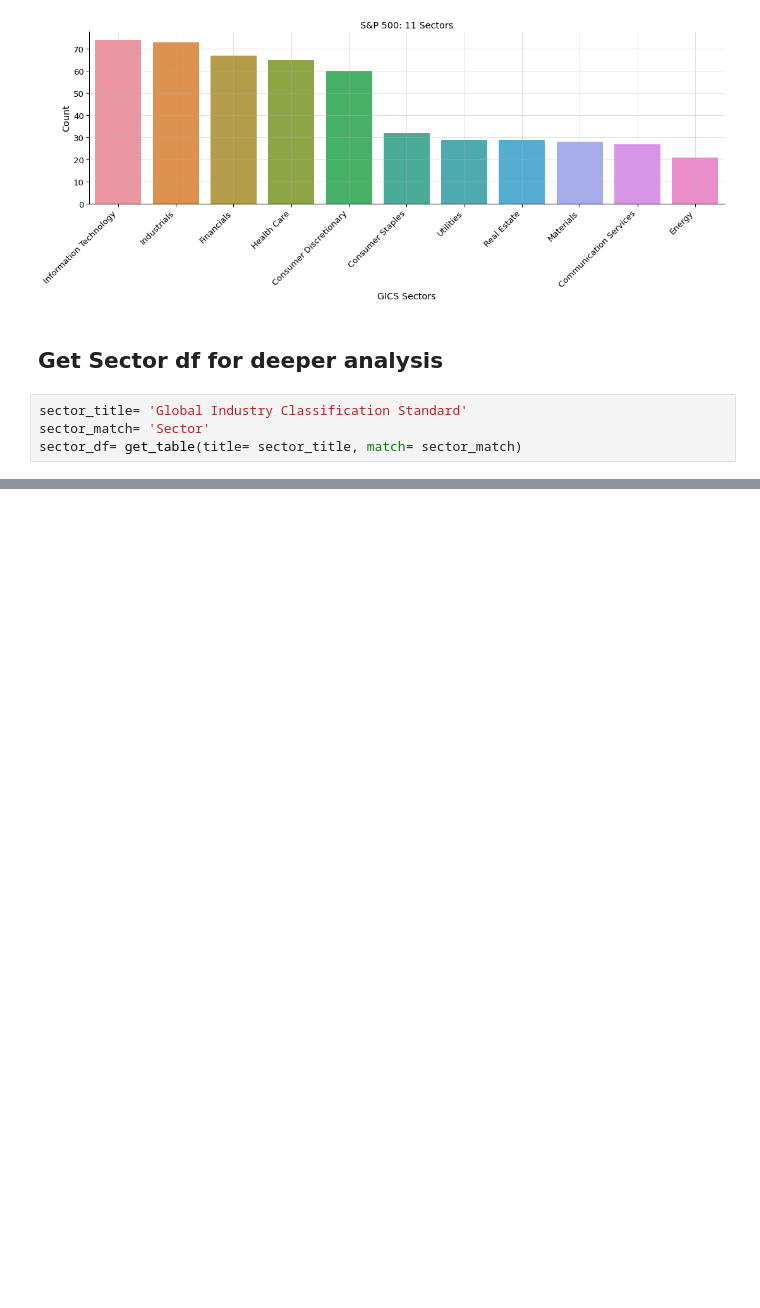
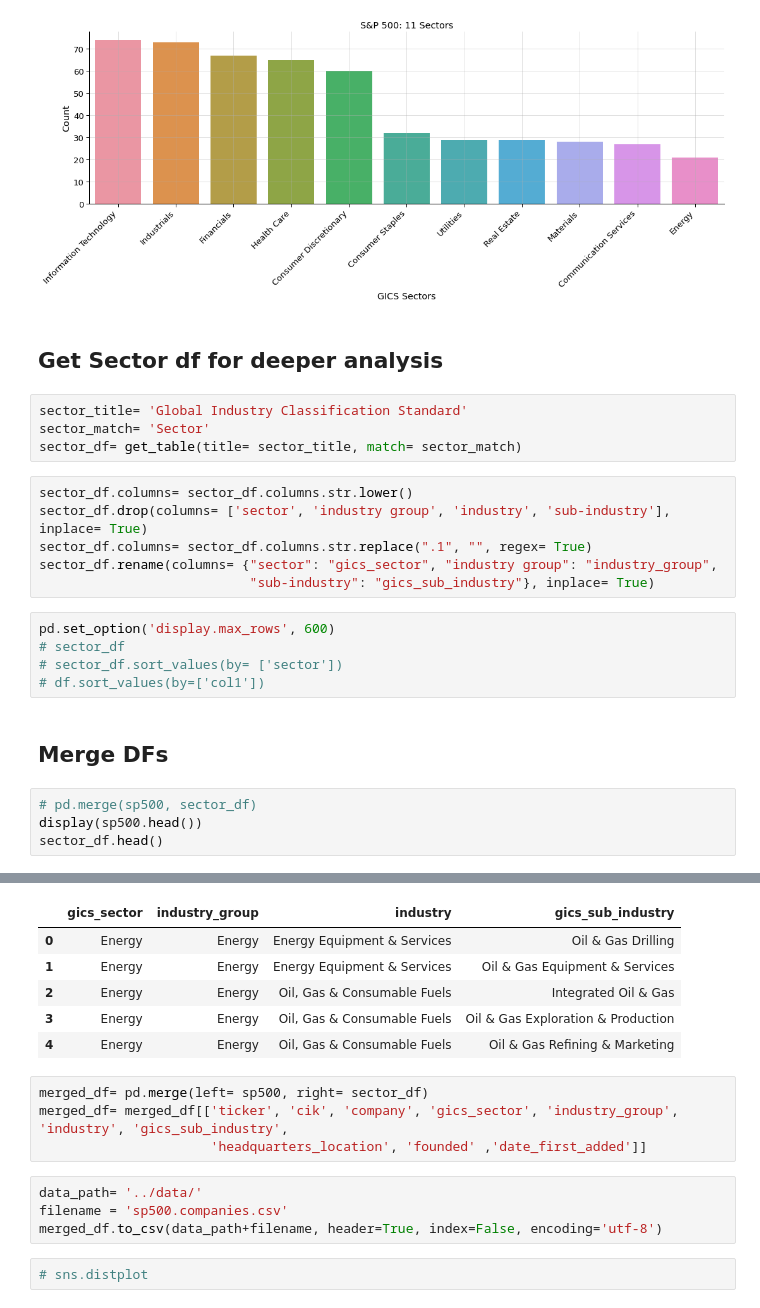
Before and after one commit to razielar/S-P500-time-series-forecasting, a Jupyter notebook: data_retrieve/retrieve.sp500.companies.ipynb, the cells around one changed output, grey strips where cells are left out. Saved outputs shown, nothing was run; the diff lists cells and outputs as text; blank space fills up the shorter version.

Commit message:
merge sectors and sp500

```diff
--- a/data_retrieve/r_sp500.companies.ipynb
+++ b/data_retrieve/retrieve.sp500.companies.ipynb
@@ -94,3 +91,21 @@ plt.show()
 sector_title= 'Global Industry Classification Standard'
 sector_match= 'Sector'
 sector_df= get_table(title= sector_title, match= sector_match)
+# %%
+sector_df.columns= sector_df.columns.str.lower()
+sector_df.drop(columns= ['sector', 'industry group', 'industry', 'sub-industry'], inplace= True)
+sector_df.columns= sector_df.columns.str.replace(".1", "", regex= True)
+sector_df.rename(columns= {"sector": "gics_sector", "industry group": "industry_group",
+                           "sub-industry": "gics_sub_industry"}, inplace= True)
+# %%
+pd.set_option('display.max_rows', 600)
+# sector_df
+# sector_df.sort_values(by= ['sector'])
+# df.sort_values(by=['col1'])
+# %% [markdown]
+## Merge DFs
+# %%
+# pd.merge(sp500, sector_df)
+display(sp500.head())
+sector_df.head()
+# %% [output]
@@ -96,0 +118,16 @@ sector_df= get_table(title= sector_title, match= sector_match)
+|  | gics_sector | industry_group | industry | gics_sub_industry |
+| 0 | Energy | Energy | Energy Equipment & Services | Oil & Gas Drilling |
+| 1 | Energy | Energy | Energy Equipment & Services | Oil & Gas Equipment & Services |
+| 2 | Energy | Energy | Oil, Gas & Consumable Fuels | Integrated Oil & Gas |
+| 3 | Energy | Energy | Oil, Gas & Consumable Fuels | Oil & Gas Exploration & Production |
+| 4 | Energy | Energy | Oil, Gas & Consumable Fuels | Oil & Gas Refining & Marketing |
+# %%
+merged_df= pd.merge(left= sp500, right= sector_df)
+merged_df= merged_df[['ticker', 'cik', 'company', 'gics_sector', 'industry_group', 'industry', 'gics_sub_industry',
+                      'headquarters_location', 'founded' ,'date_first_added']]
+# %%
+data_path= '../data/'
+filename = 'sp500.companies.csv'
+merged_df.to_csv(data_path+filename, header=True, index=False, encoding='utf-8')
+# %%
+# sns.distplot
```
Also changed, not shown: parts of 4 cells of this notebook, 1 other file.
